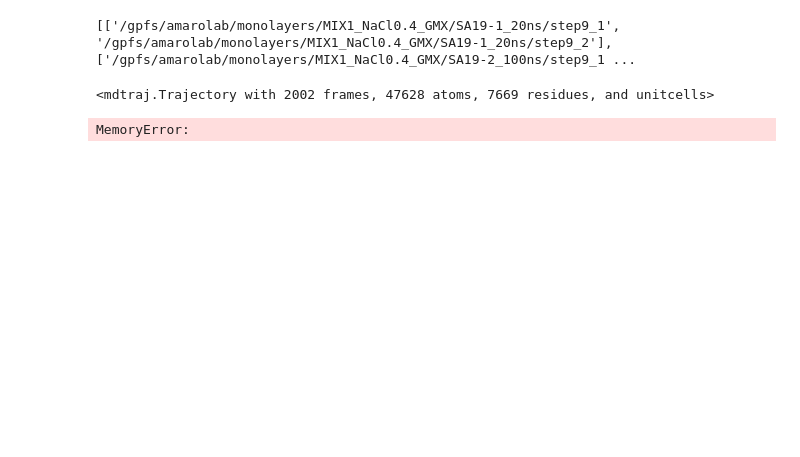
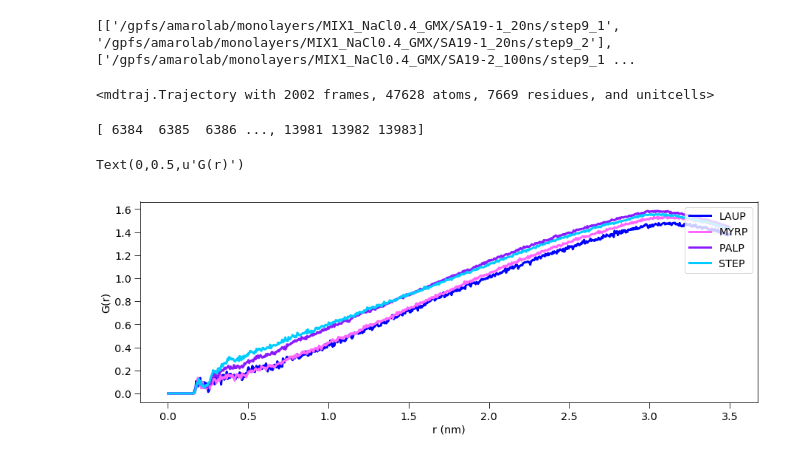
Before and after one commit to fearlessroad/mixed-monolayers, a Jupyter notebook: functions/RDF.ipynb, the cells around one changed output. Drawn from its saved outputs; the diff is of its cells as text; code cells hidden in the pictures; blank space fills up the shorter version.

```diff
--- a/functions/RDF.ipynb
+++ b/functions/RDF.ipynb
@@ -7,6 +7,17 @@ import matplotlib.pyplot as plt
 import os
 import os.path
 from pathlib2 import Path
+import matplotlib.pylab as pylab
+params = {'legend.fontsize': 'x-large',
+          'figure.figsize': (15, 5),
+         'axes.labelsize': 'x-large',
+         'axes.titlesize':'x-large',
+         'xtick.labelsize':'x-large',
+         'ytick.labelsize':'x-large',
+         'font.weight':'medium',
+         'xtick.major.size':8,
+         'ytick.major.size':8}
+pylab.rcParams.update(params)
 # %%
 gmx_surface_areas = ['SA19-1_20ns', 'SA19-2_100ns', 'SA19-3_20ns',
                  'SA19.5_100ns', 'SA19.5-2_20ns', 'SA19.5-3_20ns',
@@ -103,13 +114,38 @@ traj = md.load(trrs, top=selection[0]+'.gro')
 print(traj)
 # %% [output]
 <mdtraj.Trajectory with 2002 frames, 47628 atoms, 7669 residues, and unitcells>
+# %%
+poop = [atom.index for atom in traj.top.atoms if traj.xyz[0][atom.index][2] > 0 and atom.residue.name == 'PALP']
+print(np.array(poop))
+laup = [atom.index for atom in traj.top.atoms if traj.xyz[0][atom.index][2] > 0 and atom.residue.name == 'LAUP']
+myrp = [atom.index for atom in traj.top.atoms if traj.xyz[0][atom.index][2] > 0 and atom.residue.name == 'MYRP']
+step = [atom.index for atom in traj.top.atoms if traj.xyz[0][atom.index][2] > 0 and atom.residue.name == 'STEP']
+# %% [output]
+[ 6384  6385  6386 ..., 13981 13982 13983]
 # %%
 sel1 = traj.top.select("name 'C1'")
+#print(sel1)
 sel2 = traj.top.select('water')
 sel3 = traj.top.select('resname SOD')
 
-pairs = traj.top.select_pairs(sel1, sel2)
-
-hi = md.compute_rdf(traj, pairs)
+pairs = traj.top.select_pairs(poop, sel2)
+lauppairs = traj.top.select_pairs(laup, sel2)
+myrppairs = traj.top.select_pairs(myrp, sel2)
+steppairs = traj.top.select_pairs(step, sel2)
-# %% [output]
-MemoryError:
+# %%
+hi = md.compute_rdf(traj[-1], pairs, r_range=(0.0, 3.5))
+hi1 = md.compute_rdf(traj[-1], lauppairs, r_range=(0.0, 3.5))
+hi2 = md.compute_rdf(traj[-1], myrppairs, r_range=(0.0, 3.5))
+hi3 = md.compute_rdf(traj[-1], steppairs, r_range=(0.0, 3.5))
+# %%
+#print(hi)
+plt.errorbar(hi1[0],hi1[1], c=pal[0], label='LAUP', lw=3)
+plt.errorbar(hi2[0],hi2[1], c=pal[4], label='MYRP', lw=3)
+plt.errorbar(hi[0],hi[1], c=pal[1], label='PALP', lw=3)
+plt.errorbar(hi3[0],hi3[1], c=pal[3], label='STEP', lw=3)
+plt.legend(loc=1)
+plt.xlabel('r (nm)')
+plt.ylabel('G(r)')
+# %% [output]
+Text(0,0.5,u'G(r)')
+[figure, added]
```
Also changed, not shown: parts of 4 cells of this notebook, 1 other file.
